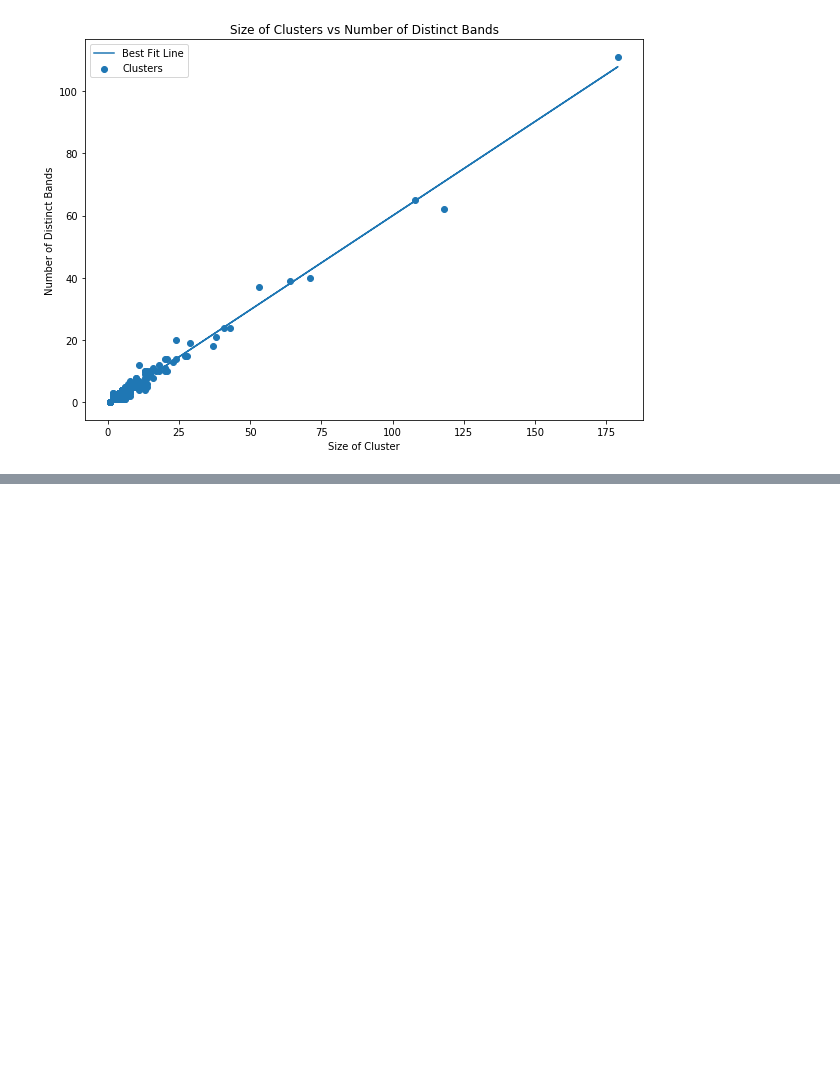
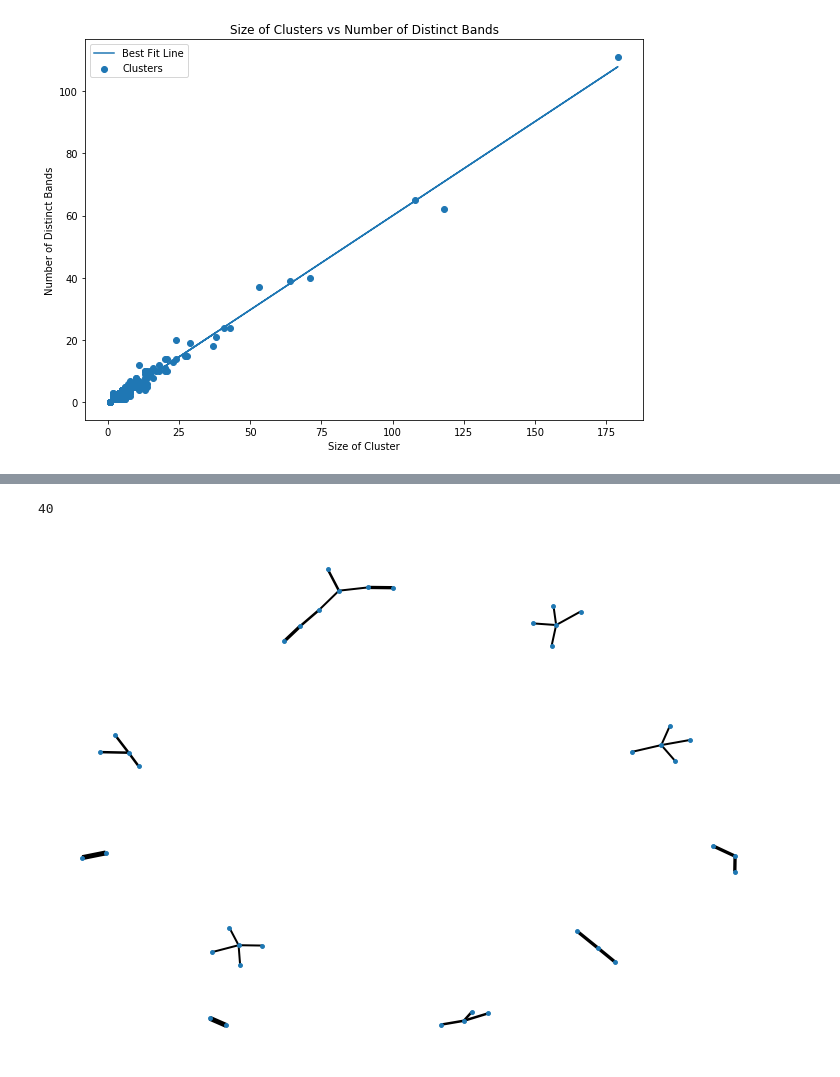
Before and after one commit to jzh001/Social-Network-Structure-in-Common-Interest-Communities, a Jupyter notebook: notebook.ipynb, the cells around one changed output, grey strips where cells are left out. Saved outputs shown, nothing was run; the diff lists cells and outputs as text; code cells hidden in the pictures; blank space fills up the shorter version.

```diff
--- a/notebook.ipynb
+++ b/notebook.ipynb
@@ -533,0 +554,5 @@ draw_subgraph(2) #third largest subgraph
+# %%
+draw_subgraph(1,range(2013,2018))
+# %% [output]
+40
+[figure, added]
```
Also changed, not shown: parts of 14 cells of this notebook.
